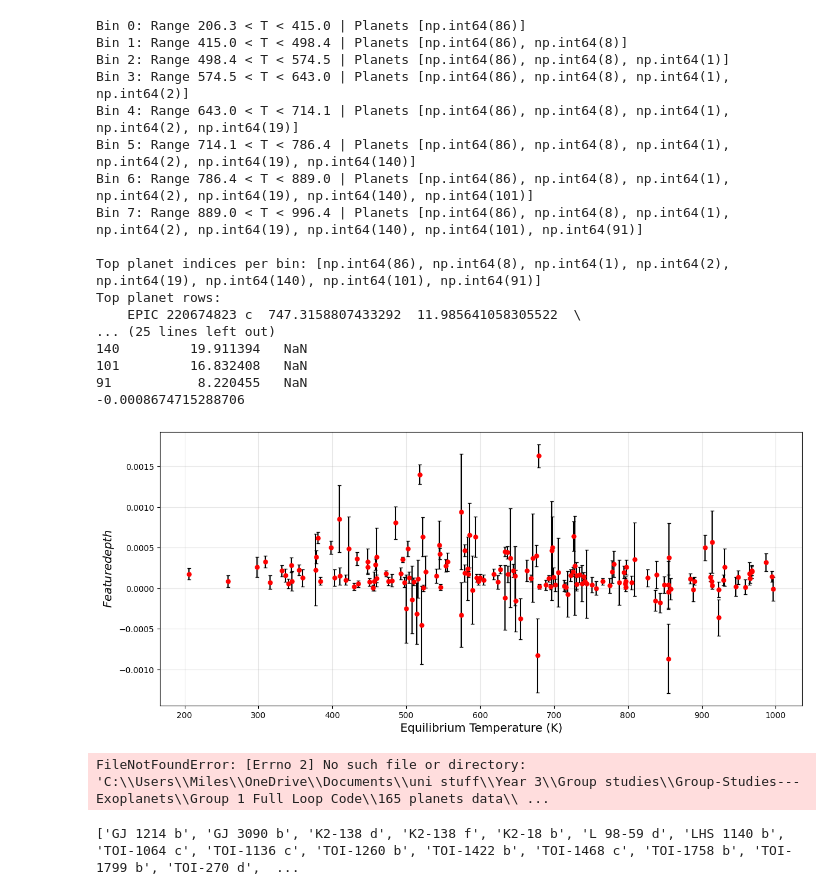
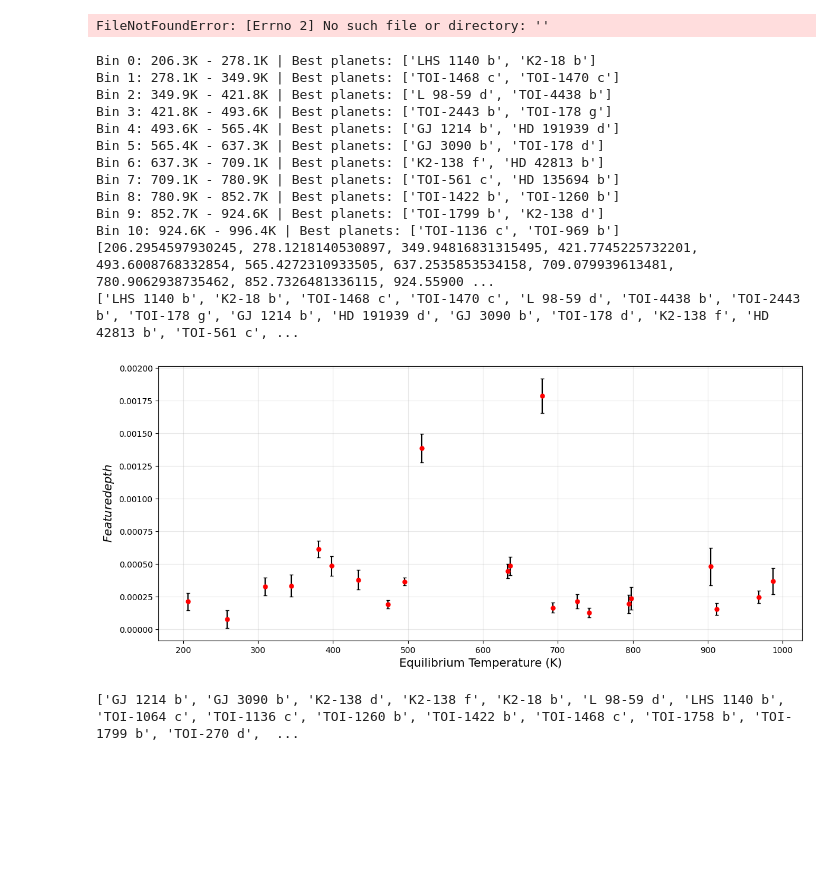
Before and after one commit to JackDavidMaher/Group-Studies---Exoplanets, a Jupyter notebook: Code/Miles_comparison_code.ipynb, the cells around one changed output. Drawn from its saved outputs; the diff is of its cells as text; code cells hidden in the pictures; blank space fills up the shorter version.

```diff
--- a/Code/Miles_comparison_code.ipynb
+++ b/Code/Miles_comparison_code.ipynb
@@ -8,7 +8,7 @@ from scipy import constants
 k_b = constants.physical_constants['Boltzmann constant'][0]
 # %%
 
-array_1 = pd.read_csv(r'C:\Users\Miles\OneDrive\Documents\uni stuff\Year 3\Group studies\Group-Studies---Exoplanets\Group 1 Full Loop Code\165 planets data\pandexo csv files\results20260212_163633.csv', comment='#')
+array_1 = pd.read_csv('', comment='#')
 
 Feature_heights     = array_1.iloc[:, 3]
 Feature_heights_err = array_1.iloc[:, 4]
@@ -55,33 +55,16 @@ print(min(array_1.iloc[:, 3]))
 
 plt.figure(figsize=(14, 6))
 plt.errorbar(array_1.iloc[:, 1], array_1.iloc[:, 3], array_1.iloc[:, 4],
-             fmt='o', markersize=5, color='red', ecolor='black', capsize=2, label='Feature bin')
+             fmt='o', markersize=5, color='teal', ecolor='black', capsize=2, label='Feature bin')
 plt.xlabel('Equilibrium Temperature (K)', fontsize=14)
 plt.ylabel('$Feature depth$', fontsize=14)
 plt.grid(True, which='major', alpha=0.3, linestyle='-', linewidth=0.8)
 plt.grid(True, which='minor', alpha=0.15, linestyle=':', linewidth=0.5)
 plt.show()
 # %% [output]
-Bin 0: Range 206.3 < T < 415.0 | Planets [np.int64(86)]
-Bin 1: Range 415.0 < T < 498.4 | Planets [np.int64(86), np.int64(8)]
-Bin 2: Range 498.4 < T < 574.5 | Planets [np.int64(86), np.int64(8), np.int64(1)]
-Bin 3: Range 574.5 < T < 643.0 | Planets [np.int64(86), np.int64(8), np.int64(1), np.int64(2)]
-Bin 4: Range 643.0 < T < 714.1 | Planets [np.int64(86), np.int64(8), np.int64(1), np.int64(2), np.int64(19)]
-Bin 5: Range 714.1 < T < 786.4 | Planets [np.int64(86), np.int64(8), np.int64(1), np.int64(2), np.int64(19), np.int64(140)]
-Bin 6: Range 786.4 < T < 889.0 | Planets [np.int64(86), np.int64(8), np.int64(1), np.int64(2), np.int64(19), np.int64(140), np.int64(101)]
-Bin 7: Range 889.0 < T < 996.4 | Planets [np.int64(86), np.int64(8), np.int64(1), np.int64(2), np.int64(19), np.int64(140), np.int64(101), np.int64(91)]
-
-Top planet indices per bin: [np.int64(86), np.int64(8), np.int64(1), np.int64(2), np.int64(19), np.int64(140), np.int64(101), np.int64(91)]
-Top planet rows:
-    EPIC 220674823 c  747.3158807433292  11.985641058305522  \
-... (25 lines left out)
-140         19.911394   NaN
-101         16.832408   NaN
-91           8.220455   NaN
--0.0008674715288706
+FileNotFoundError: [Errno 2] No such file or directory: ''
-[figure, removed]
 # %%
-array_1 = pd.read_csv(r'C:\Users\Miles\OneDrive\Documents\uni stuff\Year 3\Group studies\Group-Studies---Exoplanets\Group 1 Full Loop Code\165 planets data\pandexo csv files\results20260212_163633.csv', comment='#')
+array_1 = pd.read_csv(r'C:\Users\Miles\Documents\group studies\Group-Studies---Exoplanets\Code\Data\results\results_2026_02_20__16_44.csv', comment='#')
 
 Feature_heights     = array_1.iloc[:, 3]
 Feature_heights_err = array_1.iloc[:, 4]
@@ -95,38 +78,51 @@ good_planets = []
 
 N = 2  # Change this to however many top planets you want per bin
 bin_edges = np.linspace(T_eq.min(), T_eq.max(), Bin_number + 1)
-
+temps= []
 for i in range(Bin_number):
     lower = bin_edges[i]
     upper = bin_edges[i + 1]
 
     if i == 0:
         mask = (T_eq >= lower) & (T_eq <= upper)
     else:
         mask = (T_eq > lower) & (T_eq <= upper)
 
     subset         = height_over_error[mask]
     ordered_subset = subset.sort_values(ascending=False)
 
     # Slice the top N (or fewer if the bin has less than N planets)
     top_n = ordered_subset.head(N)
 
     print(f'Bin {i}: {lower:.1f}K - {upper:.1f}K | Best planets: {[array_1.iloc[idx, 0] for idx in top_n.index]}')
-
+    temps.append(float(lower))
     good_planets.extend(top_n.index.tolist())
 
-
+print(temps)
 print(array_1.iloc[good_planets,0].tolist())  # Print planet names for all good planets
 plt.figure(figsize=(14, 6))
 plt.errorbar(array_1.iloc[good_planets, 1], array_1.iloc[good_planets, 3], array_1.iloc[good_planets, 4],
              fmt='o', markersize=5, color='red', ecolor='black', capsize=2, label='Feature bin')
 plt.xlabel('Equilibrium Temperature (K)', fontsize=14)
 plt.ylabel('$Feature depth$', fontsize=14)
 plt.grid(True, which='major', alpha=0.3, linestyle='-', linewidth=0.8)
 plt.grid(True, which='minor', alpha=0.15, linestyle=':', linewidth=0.5)
 plt.show()
 # %% [output]
-FileNotFoundError: [Errno 2] No such file or directory: 'C:\\Users\\Miles\\OneDrive\\Documents\\uni stuff\\Year 3\\Group studies\\Group-Studies---Exoplanets\\Group 1 Full Loop Code\\165 planets data\\ ...
+Bin 0: 206.3K - 278.1K | Best planets: ['LHS 1140 b', 'K2-18 b']
+Bin 1: 278.1K - 349.9K | Best planets: ['TOI-1468 c', 'TOI-1470 c']
+Bin 2: 349.9K - 421.8K | Best planets: ['L 98-59 d', 'TOI-4438 b']
+Bin 3: 421.8K - 493.6K | Best planets: ['TOI-2443 b', 'TOI-178 g']
+Bin 4: 493.6K - 565.4K | Best planets: ['GJ 1214 b', 'HD 191939 d']
+Bin 5: 565.4K - 637.3K | Best planets: ['GJ 3090 b', 'TOI-178 d']
+Bin 6: 637.3K - 709.1K | Best planets: ['K2-138 f', 'HD 42813 b']
+Bin 7: 709.1K - 780.9K | Best planets: ['TOI-561 c', 'HD 135694 b']
+Bin 8: 780.9K - 852.7K | Best planets: ['TOI-1422 b', 'TOI-1260 b']
+Bin 9: 852.7K - 924.6K | Best planets: ['TOI-1799 b', 'K2-138 d']
+Bin 10: 924.6K - 996.4K | Best planets: ['TOI-1136 c', 'TOI-969 b']
+[206.2954597930245, 278.1218140530897, 349.94816831315495, 421.7745225732201, 493.6008768332854, 565.4272310933505, 637.2535853534158, 709.079939613481, 780.9062938735462, 852.7326481336115, 924.55900 ...
+['LHS 1140 b', 'K2-18 b', 'TOI-1468 c', 'TOI-1470 c', 'L 98-59 d', 'TOI-4438 b', 'TOI-2443 b', 'TOI-178 g', 'GJ 1214 b', 'HD 191939 d', 'GJ 3090 b', 'TOI-178 d', 'K2-138 f', 'HD 42813 b', 'TOI-561 c', ...
+[figure, added]
 # %%
 array_1= pd.read_csv('Data/results/results_2026_02_26__15_50.csv')
 
```
Also changed, not shown: 1 other file.
